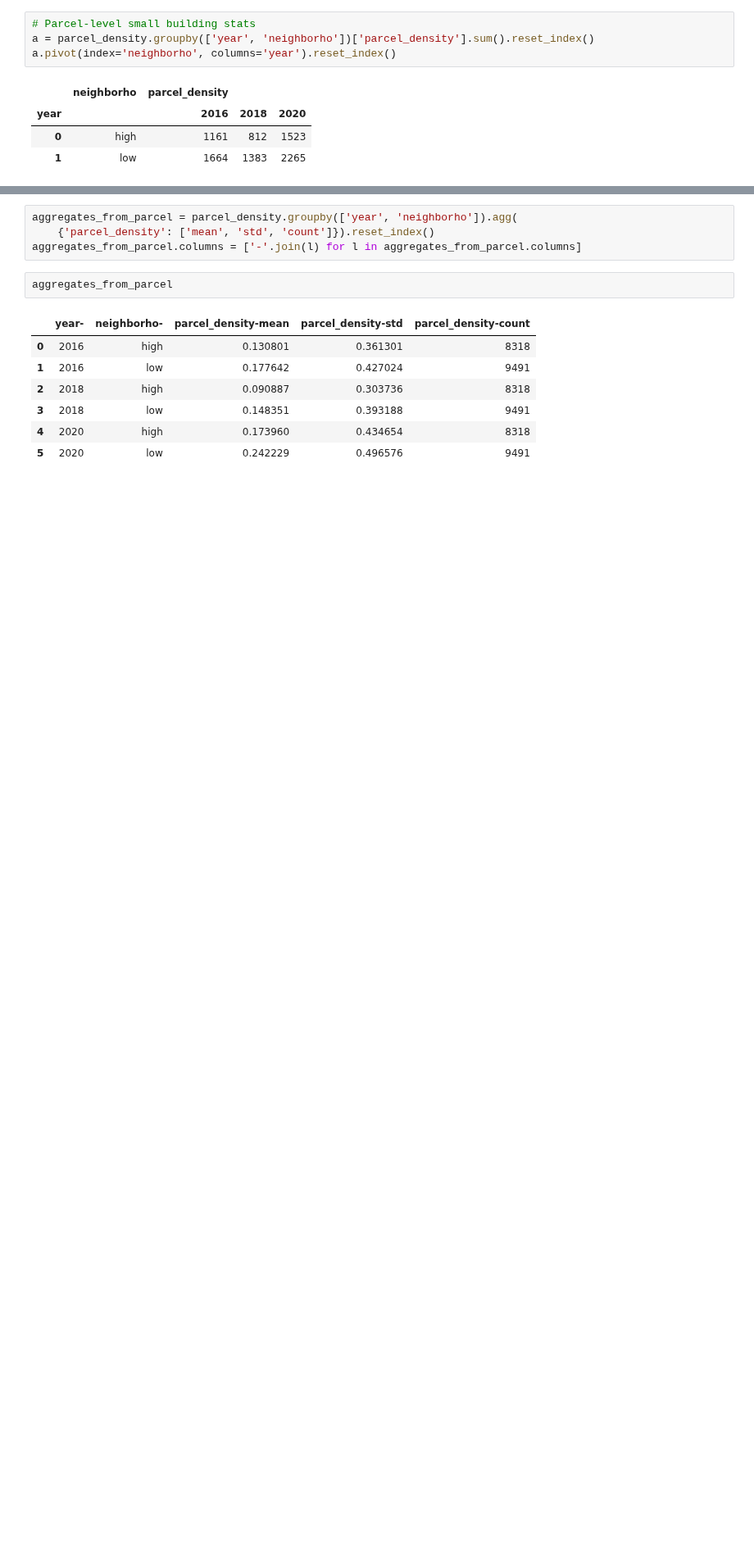
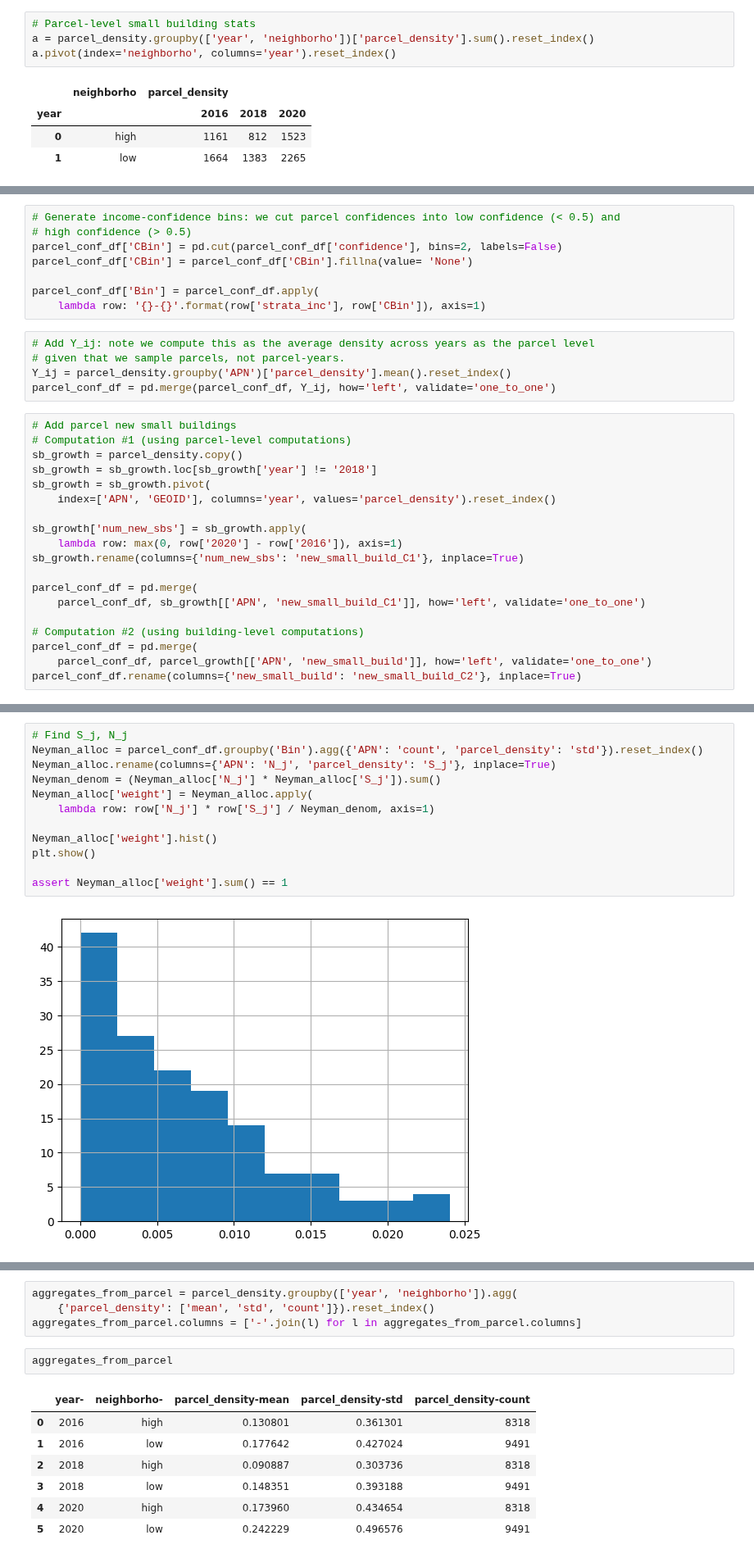
Before and after one commit to reglab/rgb-footprint-extract, a Jupyter notebook: naip_process/Pop-Estimates-CFAnnotations.ipynb, the cells around one changed output, grey strips where cells are left out. Shown at 82% size. Saved outputs shown, nothing was run; the diff lists cells and outputs as text; blank space fills up the shorter version.

Commit message:
Outcome computation, datasets for power analysis based on CF annotations

```diff
--- a/naip_process/Pop-Estimates-CFAnnotations.ipynb
+++ b/naip_process/Pop-Estimates-CFAnnotations.ipynb
@@ -613,0 +373,32 @@ Need to aggregate from the parcel level because we wish to compute the number of
+# %%
+# Generate income-confidence bins: we cut parcel confidences into low confidence (< 0.5) and
+# high confidence (> 0.5)
+parcel_conf_df['CBin'] = pd.cut(parcel_conf_df['confidence'], bins=2, labels=False)
+parcel_conf_df['CBin'] = parcel_conf_df['CBin'].fillna(value= 'None')
+
+parcel_conf_df['Bin'] = parcel_conf_df.apply(
+    lambda row: '{}-{}'.format(row['strata_inc'], row['CBin']), axis=1)
+# %%
+# Add Y_ij: note we compute this as the average density across years as the parcel level
+# given that we sample parcels, not parcel-years.
+Y_ij = parcel_density.groupby('APN')['parcel_density'].mean().reset_index()
+parcel_conf_df = pd.merge(parcel_conf_df, Y_ij, how='left', validate='one_to_one')
+# %%
+# Add parcel new small buildings
+# Computation #1 (using parcel-level computations)
+sb_growth = parcel_density.copy()
+sb_growth = sb_growth.loc[sb_growth['year'] != '2018']
+sb_growth = sb_growth.pivot(
+    index=['APN', 'GEOID'], columns='year', values='parcel_density').reset_index()
+
+sb_growth['num_new_sbs'] = sb_growth.apply(
+    lambda row: max(0, row['2020'] - row['2016']), axis=1)
+sb_growth.rename(columns={'num_new_sbs': 'new_small_build_C1'}, inplace=True)
+
+parcel_conf_df = pd.merge(
+    parcel_conf_df, sb_growth[['APN', 'new_small_build_C1']], how='left', validate='one_to_one')
+
+# Computation #2 (using building-level computations)
+parcel_conf_df = pd.merge(
+    parcel_conf_df, parcel_growth[['APN', 'new_small_build']], how='left', validate='one_to_one')
+parcel_conf_df.rename(columns={'new_small_build': 'new_small_build_C2'}, inplace=True)
@@ -613,0 +414,14 @@ Need to aggregate from the parcel level because we wish to compute the number of
+# %%
+# Find S_j, N_j
+Neyman_alloc = parcel_conf_df.groupby('Bin').agg({'APN': 'count', 'parcel_density': 'std'}).reset_index()
+Neyman_alloc.rename(columns={'APN': 'N_j', 'parcel_density': 'S_j'}, inplace=True)
+Neyman_denom = (Neyman_alloc['N_j'] * Neyman_alloc['S_j']).sum()
+Neyman_alloc['weight'] = Neyman_alloc.apply(
+    lambda row: row['N_j'] * row['S_j'] / Neyman_denom, axis=1)
+
+Neyman_alloc['weight'].hist()
+plt.show()
+
+assert Neyman_alloc['weight'].sum() == 1
+# %% [output]
+[figure, added]
```
Also changed, not shown: parts of 54 cells of this notebook, 1 other file.
